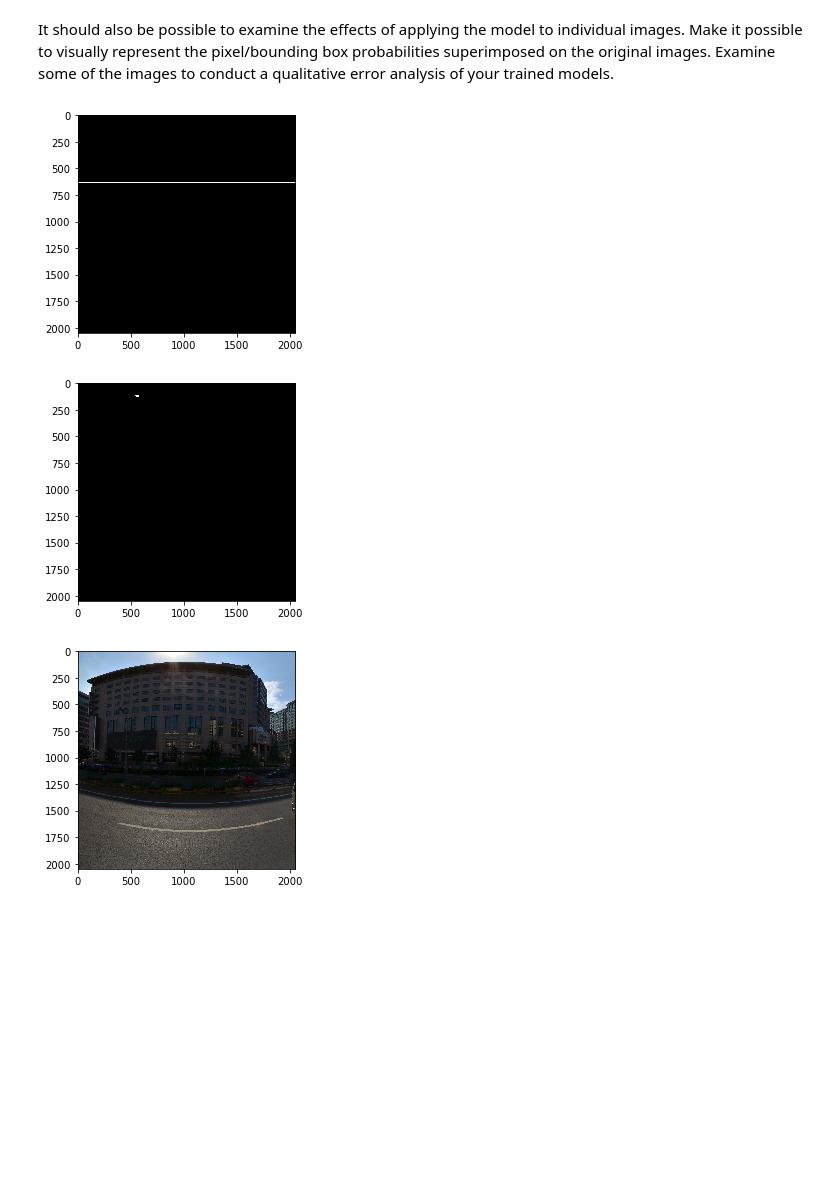
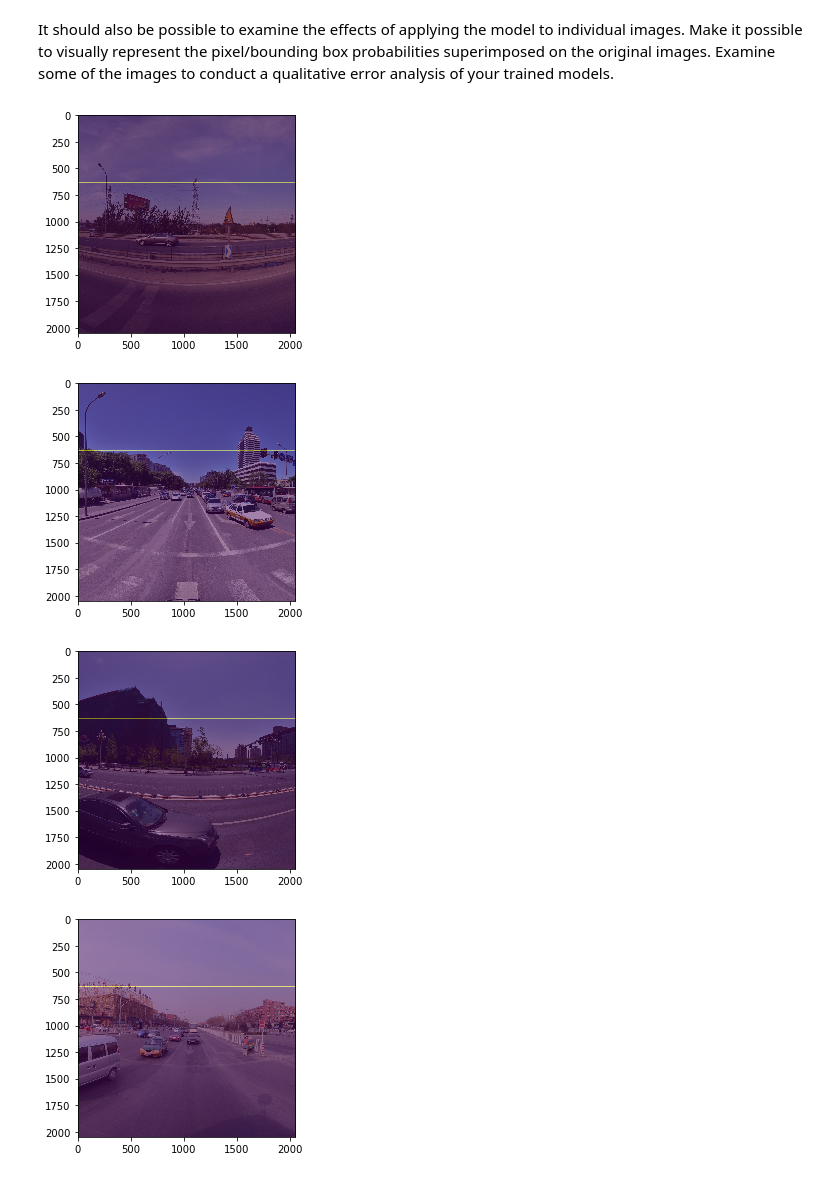
Before and after one commit to hoytnotlit/lt2326-a1, a Jupyter notebook: a1.ipynb, the cells around one changed output. Cells and saved outputs as stored; diff of their text form; code cells hidden in the pictures; blank space fills up the shorter version.

Commit message:
image overlay

```diff
--- a/a1.ipynb
+++ b/a1.ipynb
@@ -376,16 +369,18 @@ def visualise(model, img, gold, output_features, do_sigmoid=False):
     probabilities = upsampled.reshape(2048,2048).squeeze()
     arr = np.array(probabilities.cpu())
 
-    plt.imshow(arr, cmap='gray')
     plt.figure()
-    plt.imshow(gold.reshape(2048,2048), cmap='gray')
-    plt.figure()
-    imgplot = plt.imshow(img)
+    plt.imshow(img)
+    plt.imshow(arr, alpha=0.5)#, cmap='gray')
 # %%
 visualise(leNetModel, validation_data_list[117][0], validation_data_list[117][1], 250)
+visualise(leNetModel, validation_data_list[45][0], validation_data_list[45][1], 250)
+visualise(leNetModel, test_data_list[110][0], test_data_list[110][1], 250)
+visualise(leNetModel, test_data_list[10][0], test_data_list[10][1], 250)
 # %% [output]
-[figure, old version]
+[figure, new version]
-[figure, old version]
+[figure, new version]
-[figure, old version]
+[figure, new version]
+[figure, added]
 # %%
 visualise(resNetModel, validation_data_list[117][0], validation_data_list[117][1], 250, True)
```
Also changed, not shown: parts of 4 cells of this notebook.
